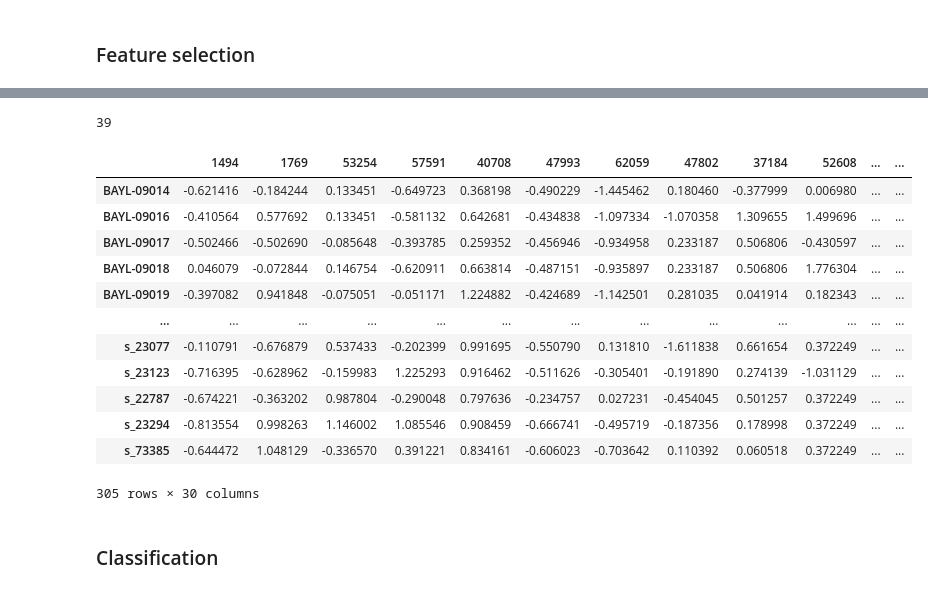
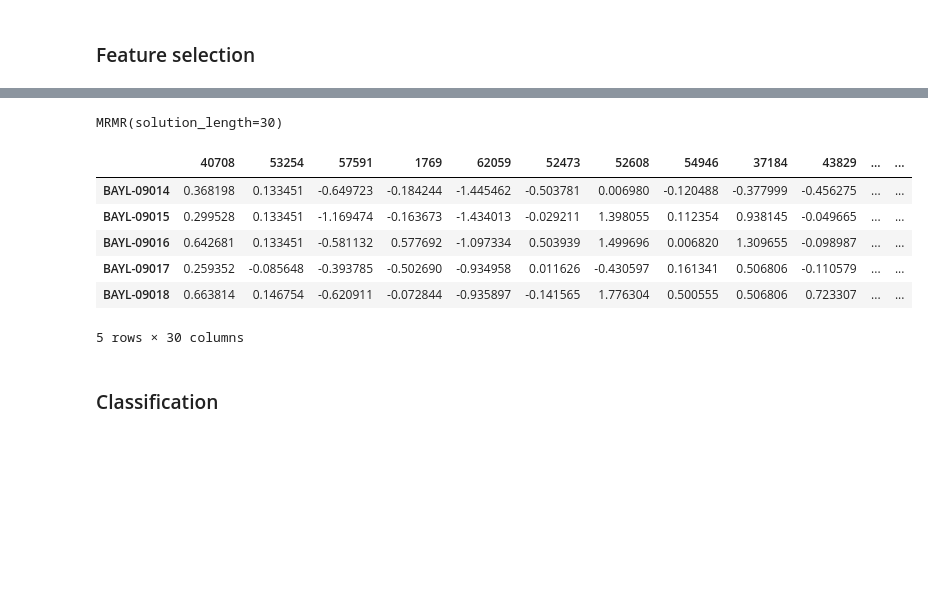
Before and after one commit to lucijamilicic/metabolomics_research, a Jupyter notebook: Metabolomics.ipynb, the cells around one changed output, grey strips where cells are left out. Cells and saved outputs as stored; diff of their text form; code cells hidden in the pictures; blank space fills up the shorter version.

```diff
--- a/Metabolomics.ipynb
+++ b/Metabolomics.ipynb
@@ -449,20 +416,0 @@ for x in proba:
-# %%
-len(selected)
-# %% [output]
-39
-# %%
-df[solutions.iloc[0][0]]
-# %% [output]
-|  | 1494 | 1769 | 53254 | 57591 | 40708 | 47993 | 62059 | 47802 | 37184 | 52608 | ... | ... |
-| BAYL-09014 | -0.621416 | -0.184244 | 0.133451 | -0.649723 | 0.368198 | -0.490229 | -1.445462 | 0.180460 | -0.377999 | 0.006980 | ... | ... |
-| BAYL-09016 | -0.410564 | 0.577692 | 0.133451 | -0.581132 | 0.642681 | -0.434838 | -1.097334 | -1.070358 | 1.309655 | 1.499696 | ... | ... |
-| BAYL-09017 | -0.502466 | -0.502690 | -0.085648 | -0.393785 | 0.259352 | -0.456946 | -0.934958 | 0.233187 | 0.506806 | -0.430597 | ... | ... |
-| BAYL-09018 | 0.046079 | -0.072844 | 0.146754 | -0.620911 | 0.663814 | -0.487151 | -0.935897 | 0.233187 | 0.506806 | 1.776304 | ... | ... |
-| BAYL-09019 | -0.397082 | 0.941848 | -0.075051 | -0.051171 | 1.224882 | -0.424689 | -1.142501 | 0.281035 | 0.041914 | 0.182343 | ... | ... |
-| ... | ... | ... | ... | ... | ... | ... | ... | ... | ... | ... | ... | ... |
-| s_23077 | -0.110791 | -0.676879 | 0.537433 | -0.202399 | 0.991695 | -0.550790 | 0.131810 | -1.611838 | 0.661654 | 0.372249 | ... | ... |
-| s_23123 | -0.716395 | -0.628962 | -0.159983 | 1.225293 | 0.916462 | -0.511626 | -0.305401 | -0.191890 | 0.274139 | -1.031129 | ... | ... |
-| s_22787 | -0.674221 | -0.363202 | 0.987804 | -0.290048 | 0.797636 | -0.234757 | 0.027231 | -0.454045 | 0.501257 | 0.372249 | ... | ... |
-| s_23294 | -0.813554 | 0.998263 | 1.146002 | 1.085546 | 0.908459 | -0.666741 | -0.495719 | -0.187356 | 0.178998 | 0.372249 | ... | ... |
-| s_73385 | -0.644472 | 1.048129 | -0.336570 | 0.391221 | 0.834161 | -0.606023 | -0.703642 | 0.110392 | 0.060518 | 0.372249 | ... | ... |
-305 rows × 30 columns
@@ -469,2 +419,18 @@ df[solutions.iloc[0][0]]
+# %%
+mrmr_custom.fit(df, target)
+# %% [output]
+MRMR(solution_length=30)
+# %%
+df_mrmr_transformed = mrmr_custom.transform(df)
+# %%
+df_mrmr_transformed.head()
+# %% [output]
+|  | 40708 | 53254 | 57591 | 1769 | 62059 | 52473 | 52608 | 54946 | 37184 | 43829 | ... | ... |
+| BAYL-09014 | 0.368198 | 0.133451 | -0.649723 | -0.184244 | -1.445462 | -0.503781 | 0.006980 | -0.120488 | -0.377999 | -0.456275 | ... | ... |
+| BAYL-09015 | 0.299528 | 0.133451 | -1.169474 | -0.163673 | -1.434013 | -0.029211 | 1.398055 | 0.112354 | 0.938145 | -0.049665 | ... | ... |
+| BAYL-09016 | 0.642681 | 0.133451 | -0.581132 | 0.577692 | -1.097334 | 0.503939 | 1.499696 | 0.006820 | 1.309655 | -0.098987 | ... | ... |
+| BAYL-09017 | 0.259352 | -0.085648 | -0.393785 | -0.502690 | -0.934958 | 0.011626 | -0.430597 | 0.161341 | 0.506806 | -0.110579 | ... | ... |
+| BAYL-09018 | 0.663814 | 0.146754 | -0.620911 | -0.072844 | -0.935897 | -0.141565 | 1.776304 | 0.500555 | 0.506806 | 0.723307 | ... | ... |
+5 rows × 30 columns
 # %% [markdown]
 ### Classification
```
Also changed, not shown: parts of 74 cells of this notebook.
